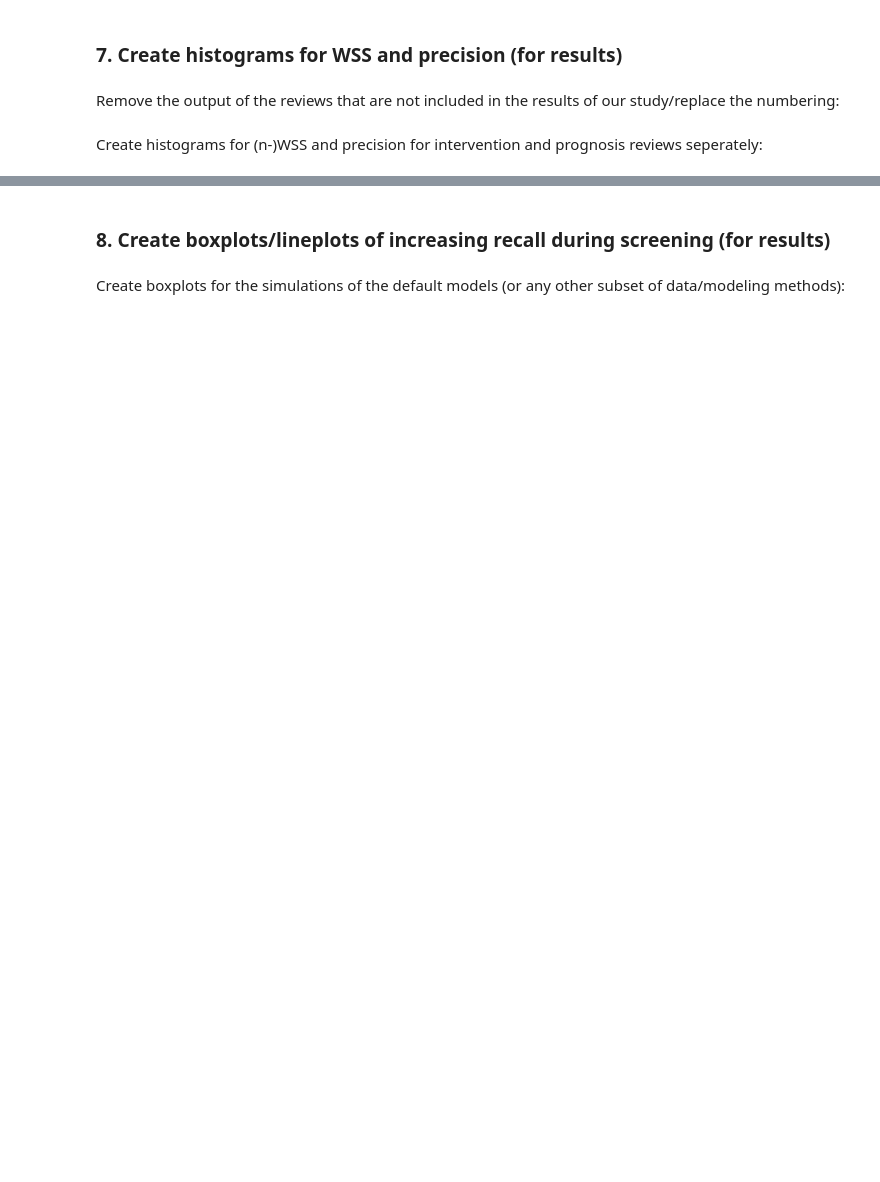
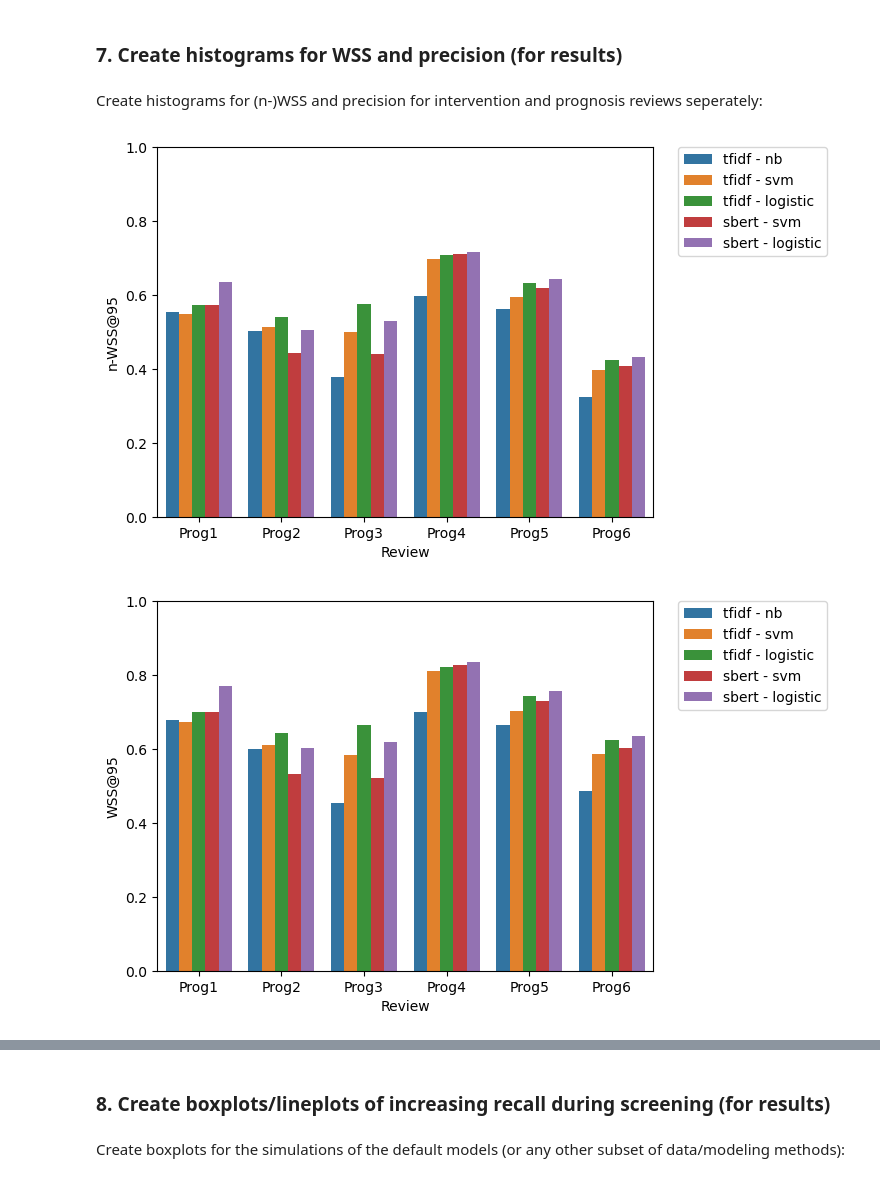
Before and after one commit to isa-sp/SR_semi-automated_screening, a Jupyter notebook: src/output_generation_SR.ipynb, the cells around one changed output, grey strips where cells are left out. Saved outputs shown, nothing was run; the diff lists cells and outputs as text; code cells hidden in the pictures; blank space fills up the shorter version.

```diff
--- a/src/output_generation_SR.ipynb
+++ b/src/output_generation_SR.ipynb
@@ -175,5 +155,5 @@ and the normalized work-saved-over sampling metric: (TODO merge this with the co
 Or directly open the file containing the output (as these especially take a while to run):
 # %%
 # Open the file with the computed output
-with open(path_results + 'sims_output_saved_all_final_2okt.p','rb') as f: #'sims_output_saved_all_final_extra.p','rb') as f:
+with open(path_results + 'sims_output.p','rb') as f: #'sims_output_saved_all_final_2okt.p','rb') as f: #'sims_output_saved_all_final_extra.p','rb') as f:
     raw_output = pickle.load(f)
@@ -284,4 +308,2 @@ df_wss_prec
 # %% [markdown]
 ### 7. Create histograms for WSS and precision (for results)
-# %% [markdown]
-Remove the output of the reviews that are not included in the results of our study/replace the numbering:
@@ -317,30 +310,13 @@ df_max_recalls_ed = df_max_recalls_ed.drop(df_max_recalls_ed[df_max_recalls_ed['
 # %% [markdown]
 Create histograms for (n-)WSS and precision for intervention and prognosis reviews seperately:
 # %%
-#TODO create functions
+def generate_histograms(dataset, x, variables, y_labels, review_types, hue = 'Models'):
 
-# Choose variables to plot
-variables_to_plot = ['Mean_WSS95', 'Mean_nWSS95', 'Mean_prec95']
-variable_names = ['n-WSS@95', 'WSS@95', 'Precision@95%']
-y_lims = [1,1,0.5]
-review_types = ['Int', 'Prog']
-
-# def generate_histograms(df_wss_prec_all_values, variables_to_plot, variable_names, review_types, sort_by = 'Models'):
-
-#     # Change dtype to numeric
-#     for variable in variables_to_plot:
-#         df_wss_prec_all_values[variable] = pd.to_numeric(df_wss_prec_all_values[variable])
-
-#     # Create a histogram for each variable and review type
-#     for i in range(0, len(variables_to_plot)):
-#         for j in review_types:
-
-#             sns.barplot(x='Review', y=variables_to_plot[i], hue=sort_by,
-#                         data=df_wss_prec_all_values[df_wss_prec_all_values['Review'].str.startswith(j)]).set(ylabel=variable_names[i],ylim=(0,y_lims[i]))
-#             plt.legend(fontsize='10', title_fontsize='14', bbox_to_anchor=(1.05, 1), loc=2, borderaxespad=0.)
-#             plt.show()
-
-def generate_histograms(dataset, x, variables, y_labels, review_types, hue = 'Models'):
+    dataset['Models'] = dataset['Models'].astype(pd.CategoricalDtype(categories=['tfidf - nb',
+                                                                                 'tfidf - svm',
+                                                                                 'tfidf - logistic',
+                                                                                 'sbert - svm',
+                                                                                 'sbert - logistic']))
 
     # Change dtype to numeric
     for variable in variables:
@@ -354,9 +330,3 @@ def generate_histograms(dataset, x, variables, y_labels, review_types, hue = 'Mo
                         data=dataset[dataset['Review'].str.startswith(j)]).set(ylabel=y_labels[i],ylim=(0,y_lims[i]))
             plt.legend(fontsize='10', title_fontsize='14', bbox_to_anchor=(1.05, 1), loc=2, borderaxespad=0.)
             plt.show()
-
-generate_histograms(dataset=df_wss_prec_all_values_ed,
-                    x='Review',
-                    variables=variables_to_plot,
-                    y_labels=variable_names,
-                    review_types=review_types)
@@ -362,0 +338,10 @@ generate_histograms(dataset=df_wss_prec_all_values_ed,
+# %%
+review_types = ['Prog']
+generate_histograms(dataset=df_wss_prec_all_values,
+                    x='Review',
+                    variables=variables_to_plot,
+                    y_labels=variable_names,
+                    review_types=review_types)
+# %% [output]
+[figure, added]
+[figure, added]
```
Also changed, not shown: parts of 65 cells of this notebook.
